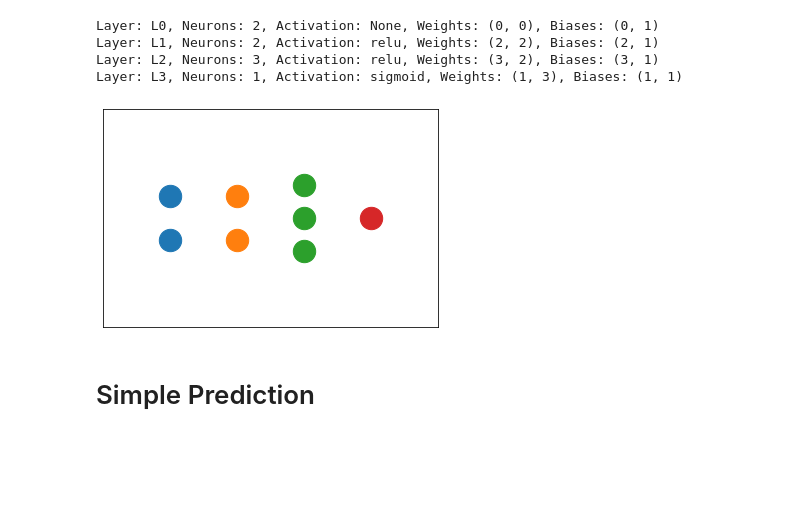
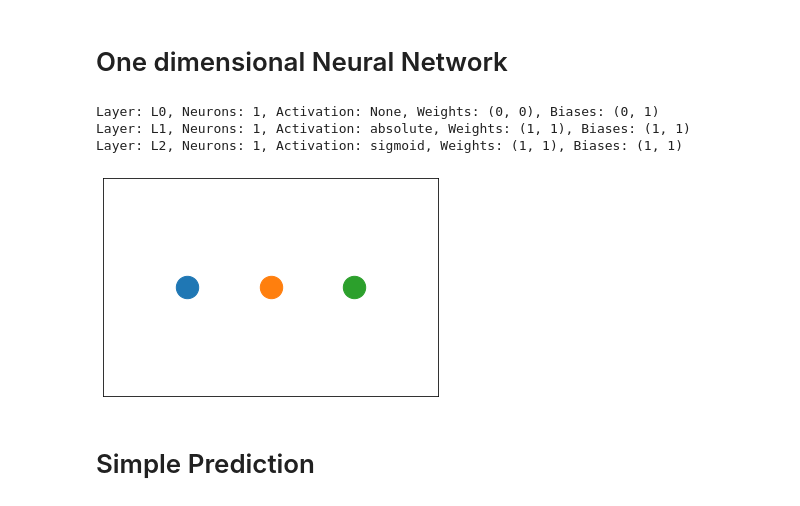
Before and after one commit to AleksandrGontcharov/neuralnetwork, a Jupyter notebook: neural_network_tutorial.ipynb, the cells around one changed output. Saved outputs shown, nothing was run; the diff lists cells and outputs as text; code cells hidden in the pictures; blank space fills up the shorter version.

Commit message:
developing neural nets

```diff
--- a/neural_network_tutorial.ipynb
+++ b/neural_network_tutorial.ipynb
@@ -1,16 +1,17 @@
+# %% [markdown]
+# One dimensional Neural Network
 # %%
 from neuralnetwork.datasets import blobs, nregion, circle
 from neuralnetwork.network import Network
 # %%
 # Example Network
-mynetwork = Network(2)
-mynetwork.add_layer(2, activation = 'relu')
-mynetwork.add_layer(3, activation = 'relu')
+mynetwork = Network(1)
+mynetwork.add_layer(1, activation = 'absolute' )
+#mynetwork.add_layer(3, activation = 'relu')
 mynetwork.add_layer(1, activation = 'sigmoid')
 mynetwork.summary()
 # %% [output]
-Layer: L0, Neurons: 2, Activation: None, Weights: (0, 0), Biases: (0, 1)
-Layer: L1, Neurons: 2, Activation: relu, Weights: (2, 2), Biases: (2, 1)
-Layer: L2, Neurons: 3, Activation: relu, Weights: (3, 2), Biases: (3, 1)
-Layer: L3, Neurons: 1, Activation: sigmoid, Weights: (1, 3), Biases: (1, 1)
+Layer: L0, Neurons: 1, Activation: None, Weights: (0, 0), Biases: (0, 1)
+Layer: L1, Neurons: 1, Activation: absolute, Weights: (1, 1), Biases: (1, 1)
+Layer: L2, Neurons: 1, Activation: sigmoid, Weights: (1, 1), Biases: (1, 1)
-[figure, old version]
+[figure, new version]
```
Also changed, not shown: parts of 7 cells of this notebook, 2 other files.
